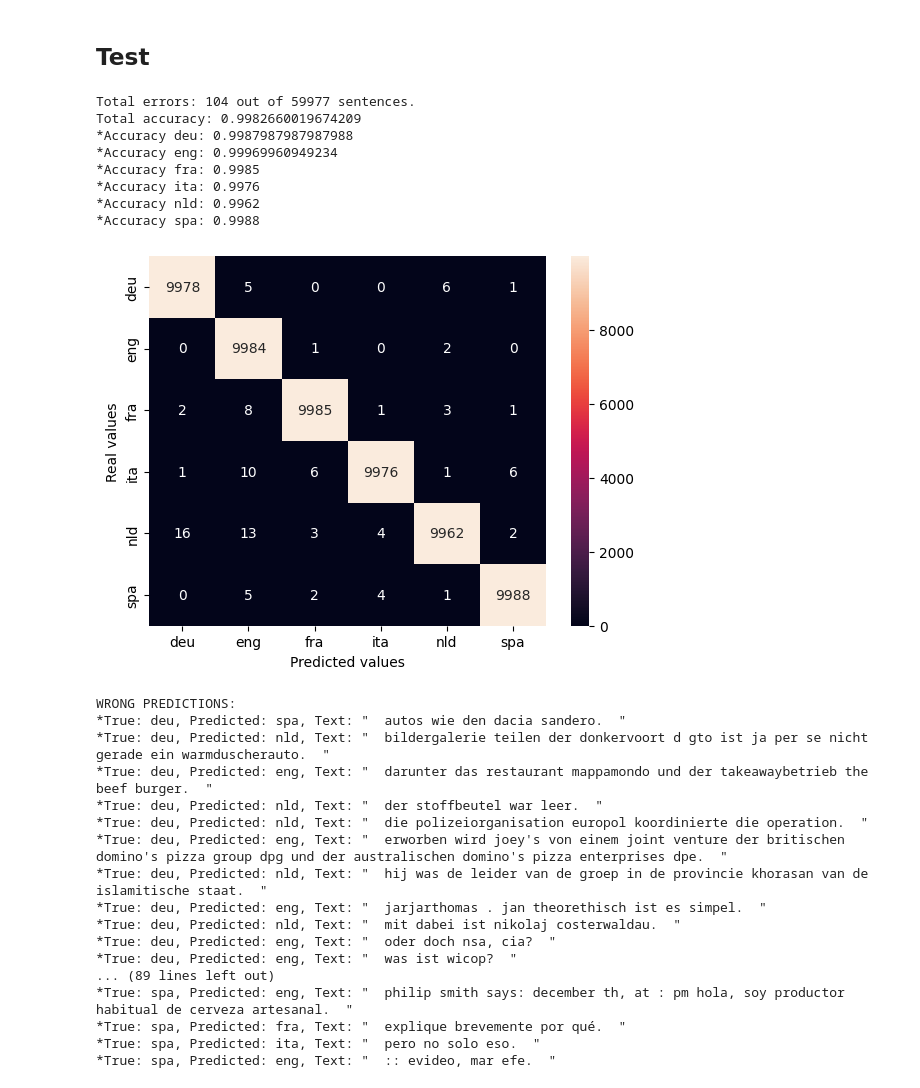
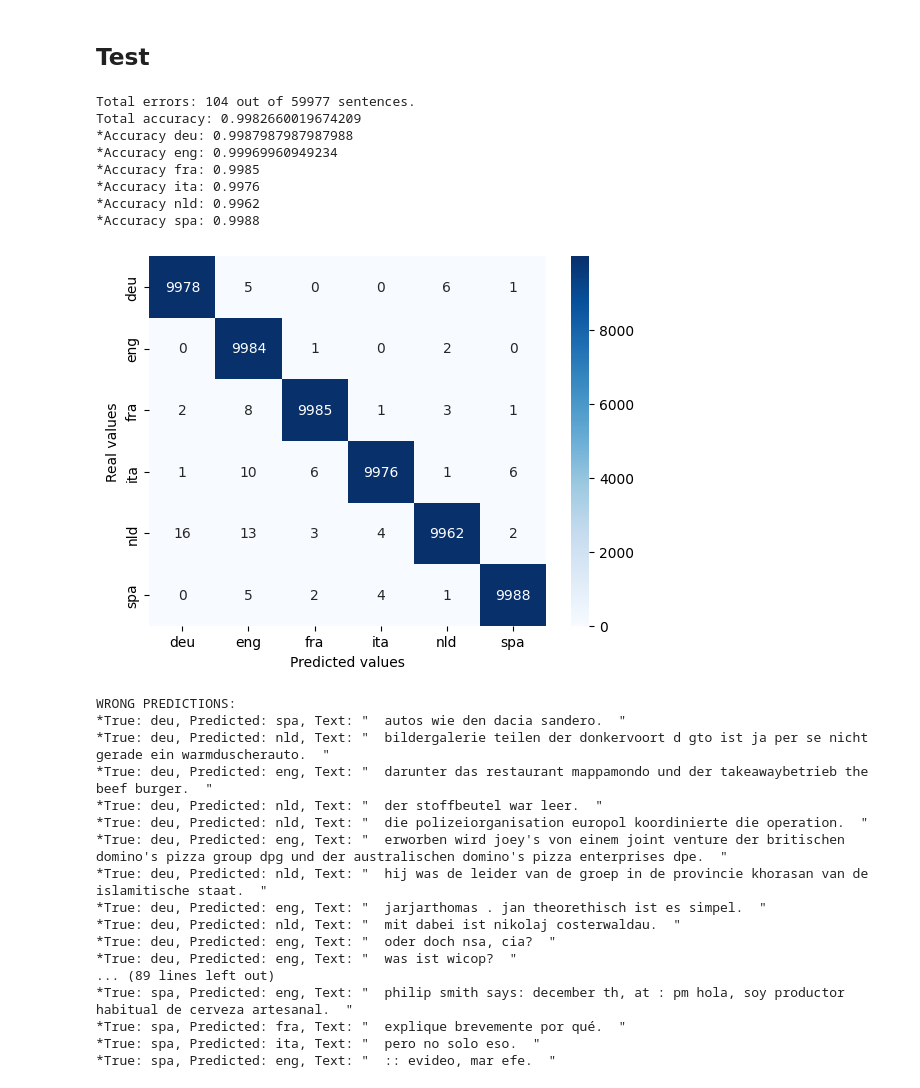
Before and after one commit to caiselvas/language-identification, a Jupyter notebook: main.ipynb, the cells around one changed output. Drawn from its saved outputs; the diff is of its cells as text; code cells hidden in the pictures.

```diff
--- a/main.ipynb
+++ b/main.ipynb
@@ -33,7 +33,7 @@ b_value_dict = {key: value ** 3 for key, value in unique_chars.items()}
 totals = {key: sum(trigrams[key].values()) for key in trigrams.keys()}
 # %%
 # Test the Lidstone smoothing
-text = '  on a su en profiter  '
+text = '  en la ciudad alemana de leipzig.  '
 probs = []
 languages = {"deu": "Deutsch (German)",
              "eng": "English (English)",
@@ -119,7 +145,7 @@ for language in test.keys():
 		probs = []
 		sentence = "  "+sentence+"  " # Add spaces to the beginning and end of the sentence for better results
 		for lingua in trigrams.keys():
-			prob = probs_total(model=trigrams[lingua], text=sentence, b_value=b_value_dict[lingua], smooth=absolute_discounting, param=0.2, total_trigrams=totals[lingua])
+			prob = probs_total(model=trigrams[lingua], text=sentence, b_value=b_value_dict[lingua], smooth=absolute_discounting, param=0.5, total_trigrams=totals[lingua])
 			probs.append((lingua, prob))
 		max_prob = max(probs, key = lambda x: x[1])
 		predictions[language].append(max_prob[0])
@@ -137,35 +163,35 @@ for language, correct in correct_predictions.items():
 	print(f"*Accuracy {language}: {correct / len(test[language])}")
 
 # Confusion matrix
 from sklearn.metrics import confusion_matrix
 import matplotlib.pyplot as plt
 import seaborn as sns
 
 language_names = [language for language in test.keys()]
 
 cm = confusion_matrix(y_true=[language for language in test.keys() for _ in range(len(test[language]))],
 					  y_pred=[pred for language in test.keys() for pred in predictions[language]],
 					  labels=language_names)
 
-sns.heatmap(data=cm, annot=True, fmt="d", xticklabels=language_names, yticklabels=language_names)
+sns.heatmap(data=cm, annot=True, fmt="d", xticklabels=language_names, yticklabels=language_names, cmap="Blues")
 plt.xlabel('Predicted values')
 plt.ylabel('Real values')
 plt.show()
 
 # Print the errors
 print("WRONG PREDICTIONS:")
 for error in prediction_errors_list:
 	print(f"*True: {error['true']}, Predicted: {error['pred']}, Text: \"{error['text']}\"")
 # %% [output]
 Total errors: 104 out of 59977 sentences.
 Total accuracy: 0.9982660019674209
 *Accuracy deu: 0.9987987987987988
 *Accuracy eng: 0.99969960949234
 *Accuracy fra: 0.9985
 *Accuracy ita: 0.9976
 *Accuracy nld: 0.9962
 *Accuracy spa: 0.9988
-[figure, old version]
+[figure, new version]
 WRONG PREDICTIONS:
 *True: deu, Predicted: spa, Text: "  autos wie den dacia sandero.  "
 *True: deu, Predicted: nld, Text: "  bildergalerie teilen der donkervoort d gto ist ja per se nicht gerade ein warmduscherauto.  "
```
Also changed, not shown: parts of 2 cells of this notebook, 2 other files.
